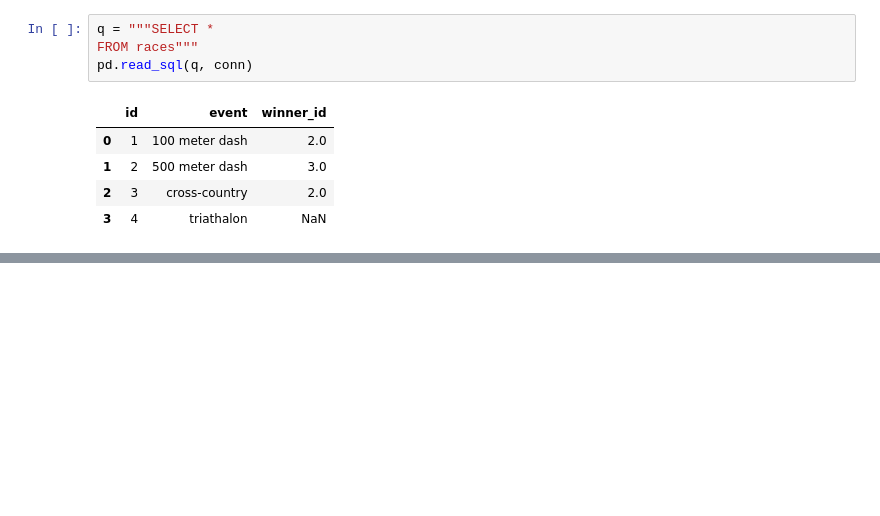
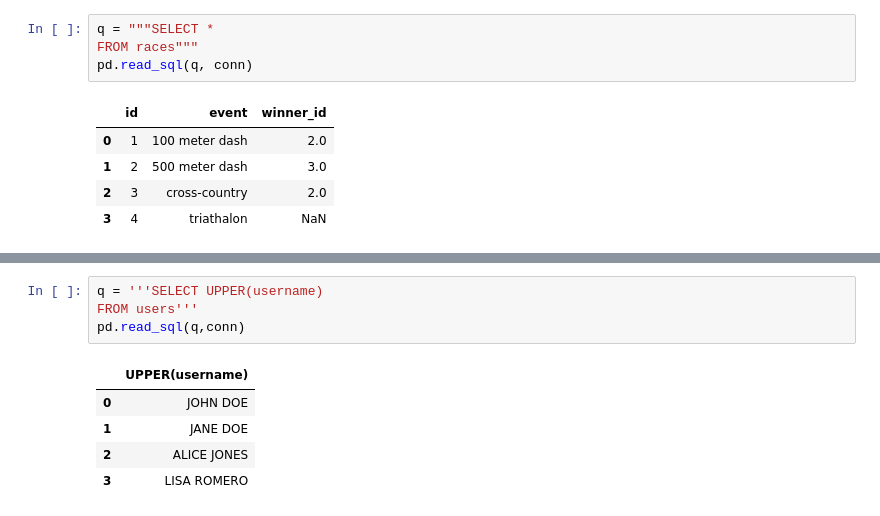
Before and after one commit to parkerholds/collinson_test_parkerh, a Jupyter notebook: Untitled.ipynb, the cells around one changed output, grey strips where cells are left out. Saved outputs shown, nothing was run; the diff lists cells and outputs as text; blank space fills up the shorter version.

```diff
--- a/Untitled.ipynb
+++ b/Untitled.ipynb
@@ -214,0 +228,10 @@ pd.read_sql(q,conn)
+# %%
+q = '''SELECT UPPER(username)
+FROM users'''
+pd.read_sql(q,conn)
+# %% [output]
+|  | UPPER(username) |
+| 0 | JOHN DOE |
+| 1 | JANE DOE |
+| 2 | ALICE JONES |
+| 3 | LISA ROMERO |
```
Also changed, not shown: parts of 30 cells of this notebook.
